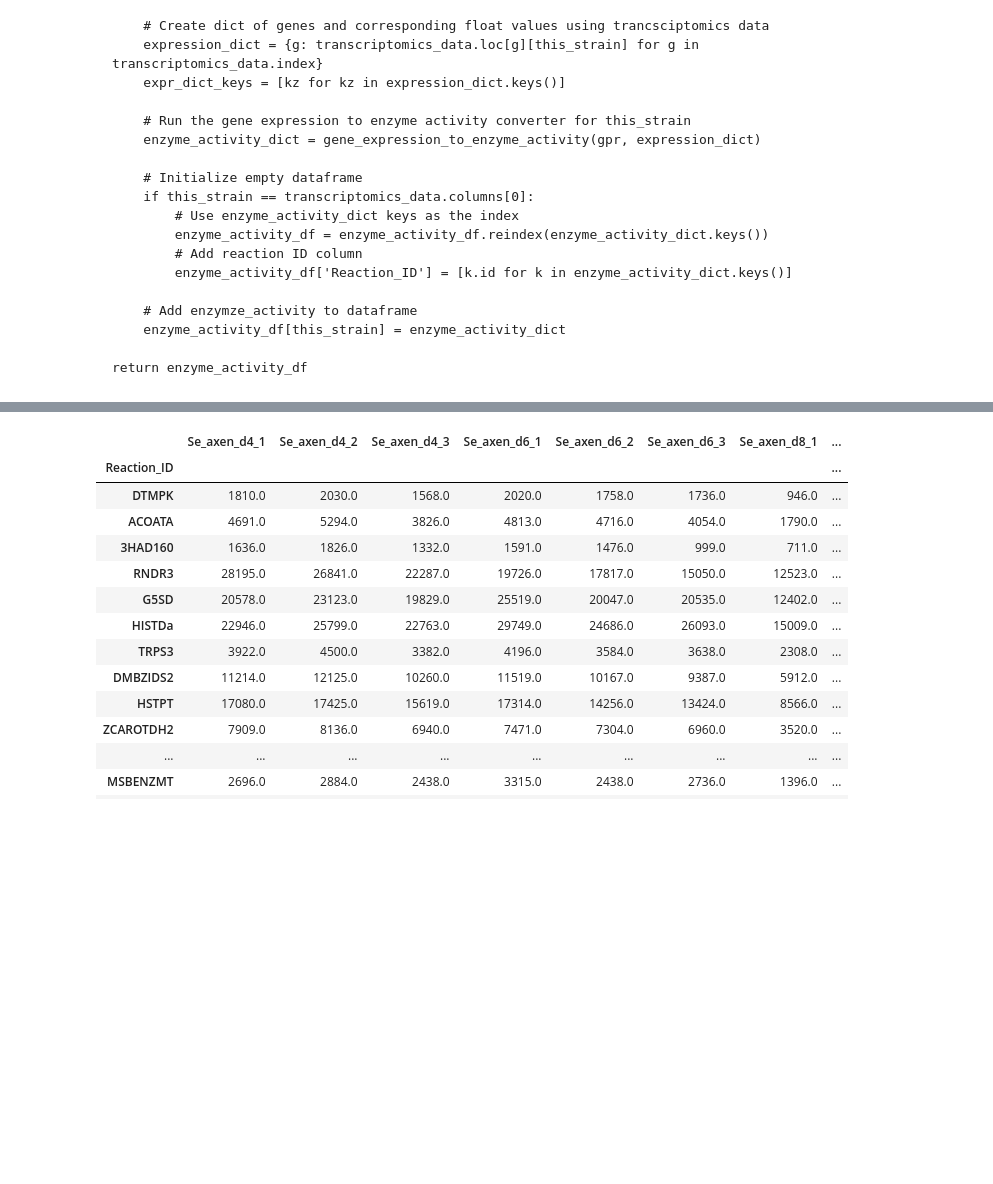
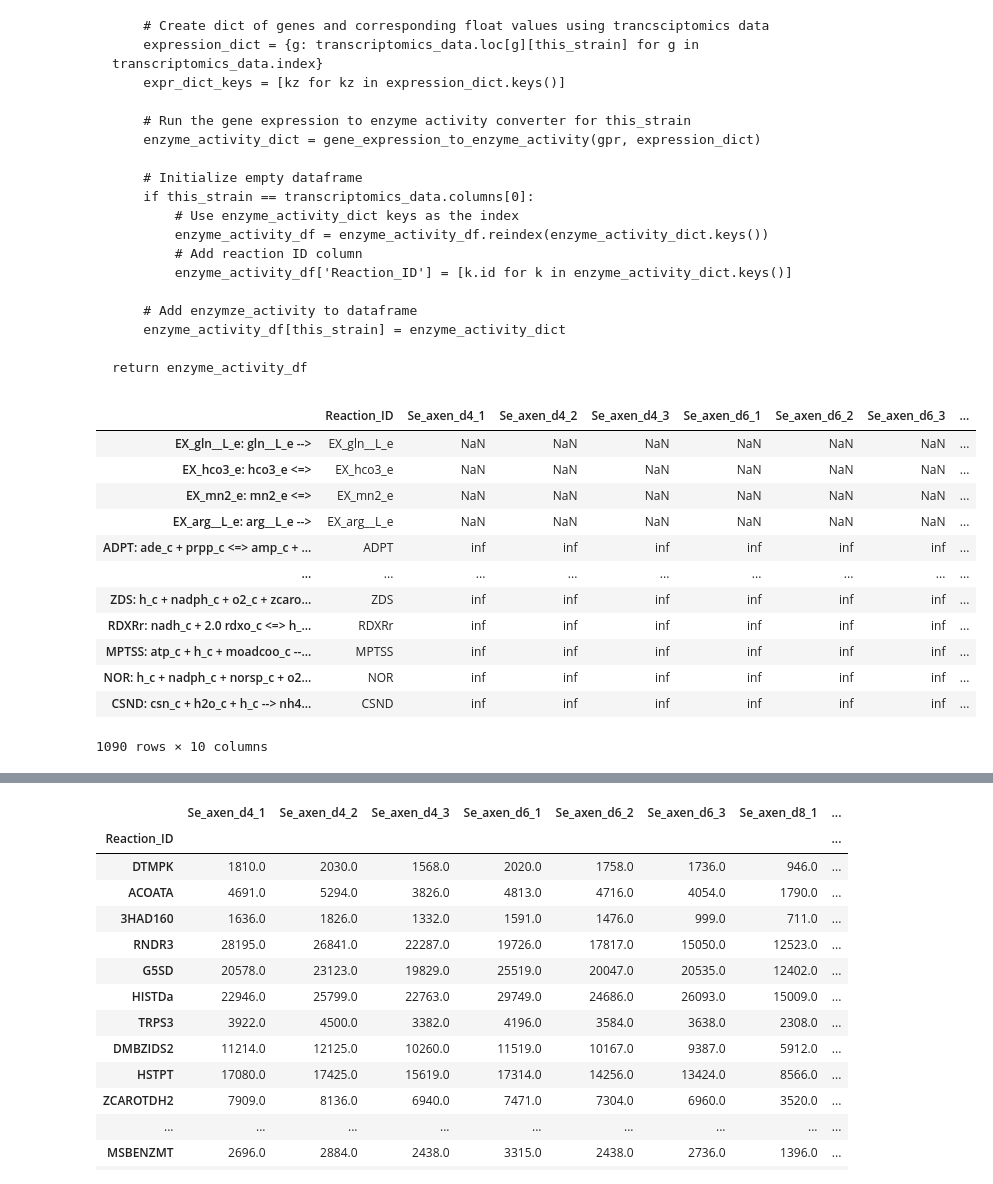
Before and after one commit to pnnl-predictive-phenomics/syn_bmca, a Jupyter notebook: data/set_bounds_with_FVA_for_Syn_simplified.ipynb, the cells around one changed output, grey strips where cells are left out. Cells and saved outputs as stored; diff of their text form; code cells hidden in the pictures; blank space fills up the shorter version.

```diff
--- a/data/set_bounds_with_FVA_for_Syn_simplified.ipynb
+++ b/data/set_bounds_with_FVA_for_Syn_simplified.ipynb
@@ -447,3 +450,18 @@ def convert_transcriptomics_to_enzyme_activity(transcriptomics_data: pd.DataFram
 # %%
 # Run enzyme activity converter for all strains in transcriptomics_df
 all_enzyme_activity_df = convert_transcriptomics_to_enzyme_activity(transcriptomics_df, syn_model)
+display(all_enzyme_activity_df)
+# %% [output]
+|  | Reaction_ID | Se_axen_d4_1 | Se_axen_d4_2 | Se_axen_d4_3 | Se_axen_d6_1 | Se_axen_d6_2 | Se_axen_d6_3 | ... |
+| EX_gln__L_e: gln__L_e --> | EX_gln__L_e | NaN | NaN | NaN | NaN | NaN | NaN | ... |
+| EX_hco3_e: hco3_e <=> | EX_hco3_e | NaN | NaN | NaN | NaN | NaN | NaN | ... |
+| EX_mn2_e: mn2_e <=> | EX_mn2_e | NaN | NaN | NaN | NaN | NaN | NaN | ... |
+| EX_arg__L_e: arg__L_e --> | EX_arg__L_e | NaN | NaN | NaN | NaN | NaN | NaN | ... |
+| ADPT: ade_c + prpp_c <=> amp_c + ... | ADPT | inf | inf | inf | inf | inf | inf | ... |
+| ... | ... | ... | ... | ... | ... | ... | ... | ... |
+| ZDS: h_c + nadph_c + o2_c + zcaro... | ZDS | inf | inf | inf | inf | inf | inf | ... |
+| RDXRr: nadh_c + 2.0 rdxo_c <=> h_... | RDXRr | inf | inf | inf | inf | inf | inf | ... |
+| MPTSS: atp_c + h_c + moadcoo_c --... | MPTSS | inf | inf | inf | inf | inf | inf | ... |
+| NOR: h_c + nadph_c + norsp_c + o2... | NOR | inf | inf | inf | inf | inf | inf | ... |
+| CSND: csn_c + h2o_c + h_c --> nh4... | CSND | inf | inf | inf | inf | inf | inf | ... |
+1090 rows × 10 columns
```
Also changed, not shown: parts of 6 cells of this notebook, 1 other file.
